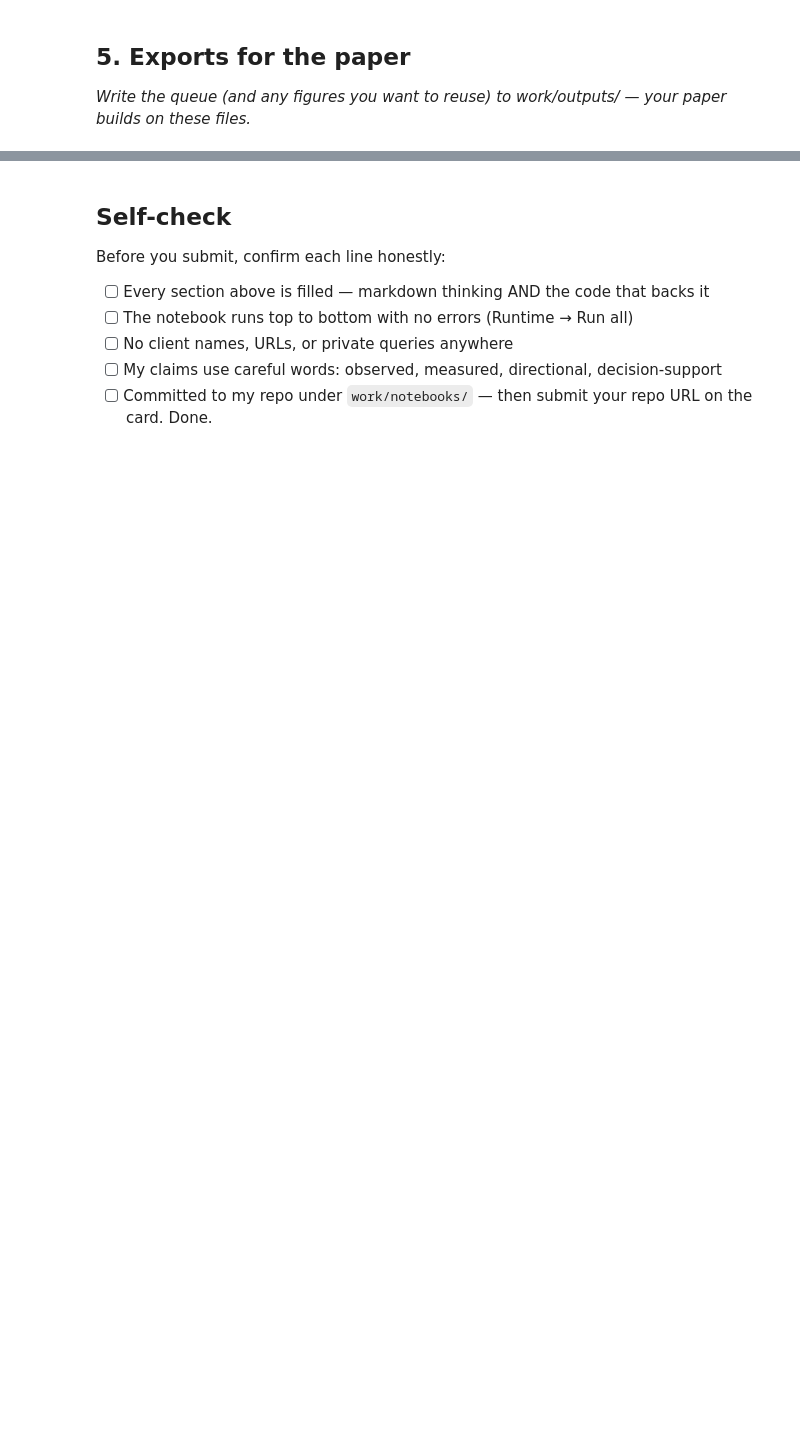
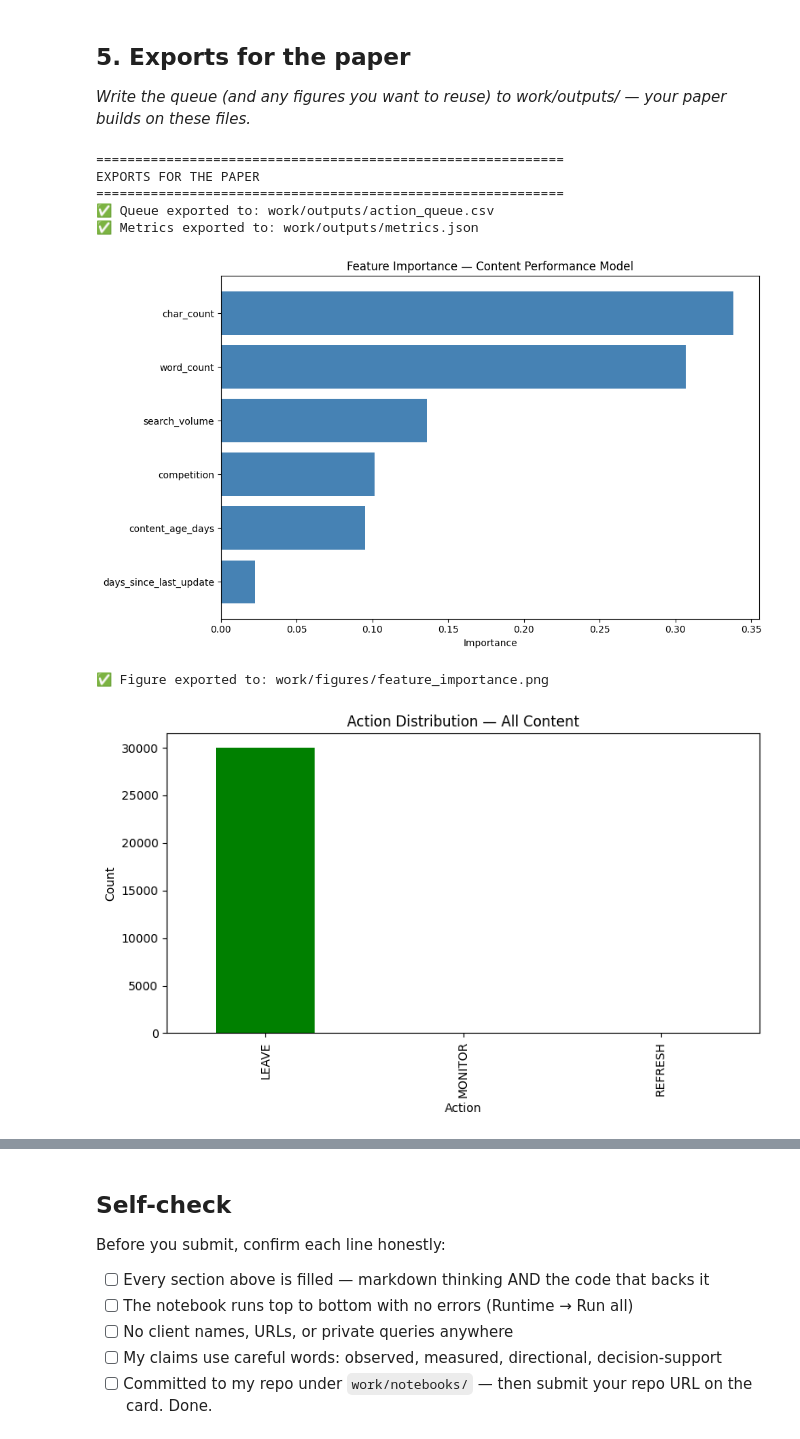
Before and after one commit to Hamza-Ali0719/FlyRank-ML-Internship, a Jupyter notebook: work/notebooks/w07_action_playbook.ipynb, the cells around one changed output, grey strips where cells are left out. Saved outputs shown, nothing was run; the diff lists cells and outputs as text; code cells hidden in the pictures; blank space fills up the shorter version.

```diff
--- a/work/notebooks/w07_action_playbook.ipynb
+++ b/work/notebooks/w07_action_playbook.ipynb
@@ -43,0 +258,73 @@ This skeleton is yours to fill. Work the sections **in order** — each one has
+# %%
+print("\n" + "="*60)
+print("EXPORTS FOR THE PAPER")
+print("="*60)
+
+# Create output directories
+os.makedirs('work/outputs', exist_ok=True)
+os.makedirs('work/figures', exist_ok=True)
+
+# Export ranked queue
+queue_path = 'work/outputs/action_queue.csv'
+ranked_queue.to_csv(queue_path, index=False)
+print(f"✅ Queue exported to: {queue_path}")
+
+# Export metrics JSON
+metrics = {
+    'rmse': np.sqrt(mean_squared_error(y_test, rf.predict(X_test))),
+    'mae': mean_absolute_error(y_test, rf.predict(X_test)),
+    'r2': r2_score(y_test, rf.predict(X_test)),
+    'spearman': spearmanr(y_test, rf.predict(X_test))[0],
+    'train_size': len(X_train),
+    'test_size': len(X_test),
+    'feature_importance': dict(zip(feature_cols, rf.feature_importances_.tolist()))
+}
+
+metrics_path = 'work/outputs/metrics.json'
+with open(metrics_path, 'w') as f:
+    json.dump(metrics, f, indent=2)
+print(f"✅ Metrics exported to: {metrics_path}")
+
+# Figure: Feature Importance
+plt.figure(figsize=(10,6))
+importances = pd.DataFrame({
+    'Feature': feature_cols,
+    'Importance': rf.feature_importances_
+}).sort_values('Importance', ascending=True)
+
+plt.barh(importances['Feature'], importances['Importance'], color='steelblue')
+plt.xlabel('Importance')
+plt.title('Feature Importance — Content Performance Model')
+plt.tight_layout()
+plt.savefig('work/figures/feature_importance.png', dpi=300, bbox_inches='tight')
+plt.show()
+plt.close()
+print("✅ Figure exported to: work/figures/feature_importance.png")
+
+# Figure: Action Distribution
+plt.figure(figsize=(8,5))
+df_sorted['action_label'].value_counts().plot(kind='bar', color=['green', 'orange', 'red'])
+plt.xlabel('Action')
+plt.ylabel('Count')
+plt.title('Action Distribution — All Content')
+plt.tight_layout()
+plt.savefig('work/figures/action_distribution.png', dpi=300, bbox_inches='tight')
+plt.show()
+plt.close()
+print("✅ Figure exported to: work/figures/action_distribution.png")
+
+print("\n" + "="*60)
+print("EXPORT COMPLETE")
+print("="*60)
+print(f"   Queue: {queue_path}")
+print(f"   Metrics: {metrics_path}")
+print(f"   Figures: work/figures/feature_importance.png, action_distribution.png")
+# %% [output]
+============================================================
+EXPORTS FOR THE PAPER
+============================================================
+✅ Queue exported to: work/outputs/action_queue.csv
+✅ Metrics exported to: work/outputs/metrics.json
+[figure, added]
+✅ Figure exported to: work/figures/feature_importance.png
+[figure, added]
```
Also changed, not shown: parts of 10 cells of this notebook.
